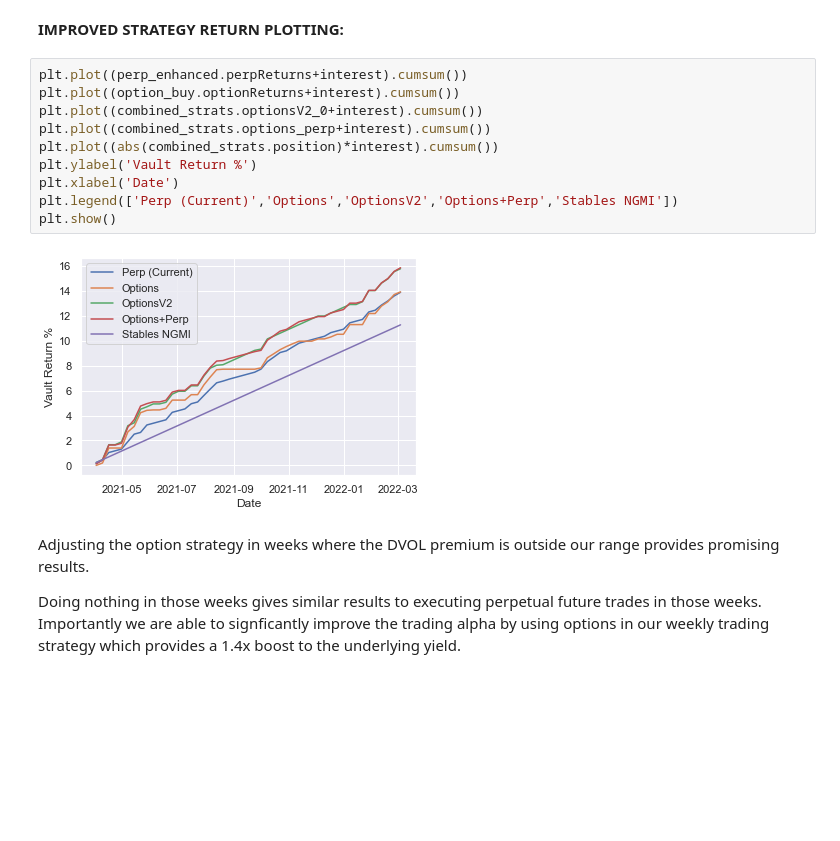
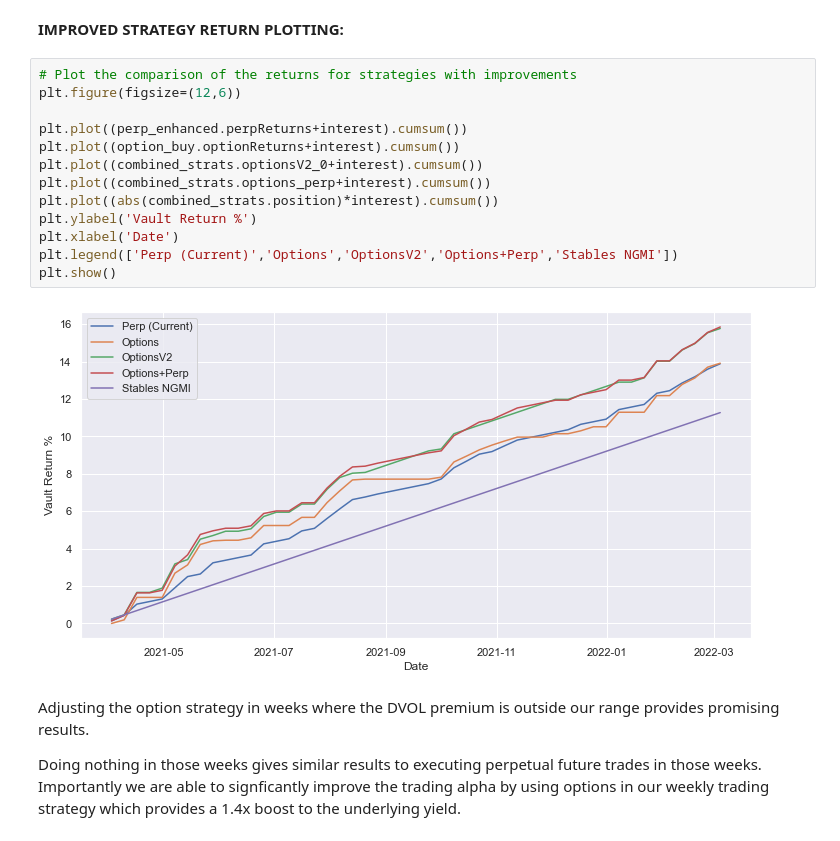
Before and after one commit to Brahma-fi/protected_moonshot_backtester, a Jupyter notebook: moonshots_vip001.ipynb, the cells around one changed output. Cells and saved outputs as stored; diff of their text form; blank space fills up the shorter version.

Commit message:
Resized the returns plot

```diff
--- a/moonshots_vip001.ipynb
+++ b/moonshots_vip001.ipynb
@@ -289,17 +289,20 @@ Options+Perp   4.76%
 # %% [markdown]
 __IMPROVED STRATEGY RETURN PLOTTING:__
 # %%
+# Plot the comparison of the returns for strategies with improvements
+plt.figure(figsize=(12,6))
+
 plt.plot((perp_enhanced.perpReturns+interest).cumsum())
 plt.plot((option_buy.optionReturns+interest).cumsum())
 plt.plot((combined_strats.optionsV2_0+interest).cumsum())
 plt.plot((combined_strats.options_perp+interest).cumsum())
 plt.plot((abs(combined_strats.position)*interest).cumsum())
 plt.ylabel('Vault Return %')
 plt.xlabel('Date')
 plt.legend(['Perp (Current)','Options','OptionsV2','Options+Perp','Stables NGMI'])
 plt.show()
 # %% [output]
-[figure, old version]
+[figure, new version]
 # %% [markdown]
 Adjusting the option strategy in weeks where the DVOL premium is outside our range provides promising results.
 
```
Also changed, not shown: parts of 1 cell of this notebook.
